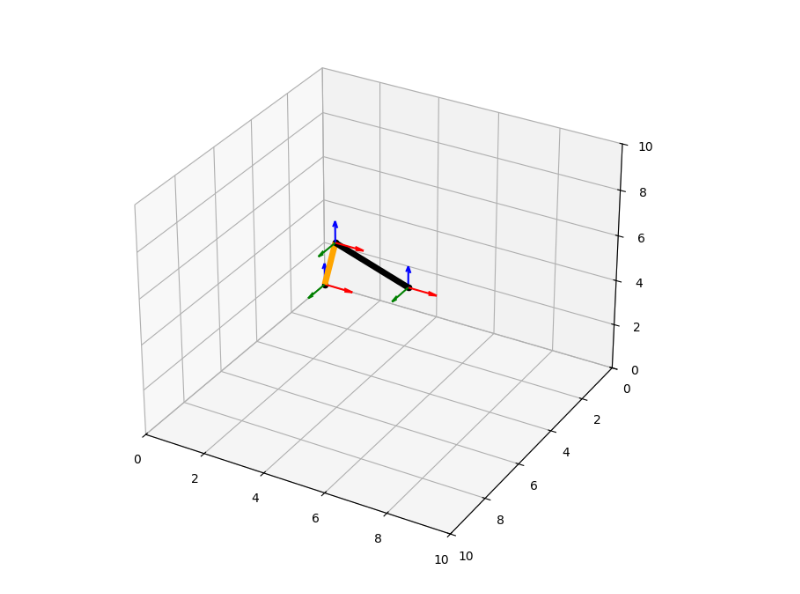
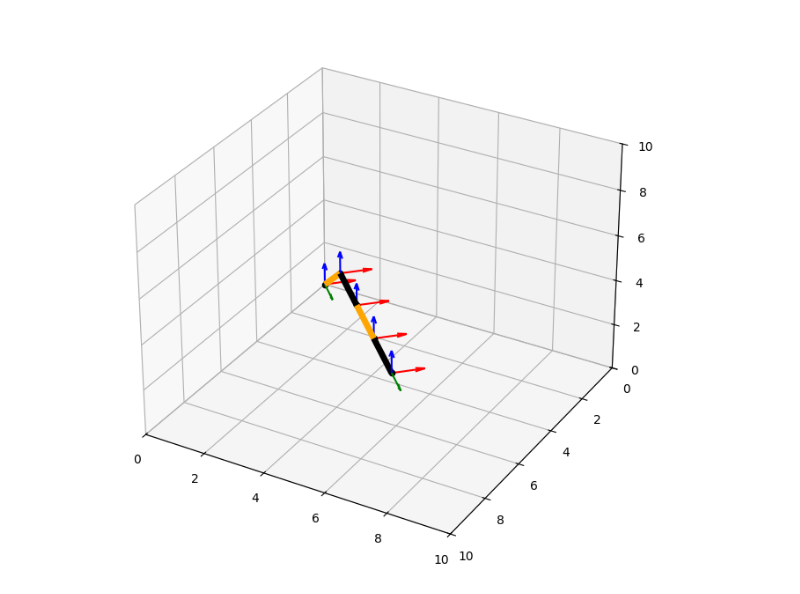
Before and after one commit to aditya-95/tf_view, a Jupyter notebook: test.ipynb, the cells around one changed output. Drawn from its saved outputs; the diff is of its cells as text; code cells hidden in the pictures.

```diff
--- a/test.ipynb
+++ b/test.ipynb
@@ -5,19 +5,25 @@ import numpy as np
 import matplotlib.pyplot as plt
 from mpl_toolkits.mplot3d import Axes3D
 # %%
-f1 = ftv.Frame('f1', np.array([0, 0, 0]), np.array([0, 0, 0]))
-f2 = ftv.Frame('f2', np.array([0, 0, 0]), np.array([1, 1, 3]))
-f3 = ftv.Frame('f3', np.array([0, 0, 0]), np.array([3, 0, 1]))
+f1 = ftv.Frame('f1', np.array([0, 0, np.pi/4]), np.array([0, 0, 0]))
+f2 = ftv.Frame('f2', np.array([0, 0, 0]), np.array([2, 0, 2]))
+f3 = ftv.Frame('f3', np.array([0, 0, 0]), np.array([2, 0, 0]))
+f4 = ftv.Frame('f4', np.array([0, 0, 0]), np.array([2, 0, 0]))
+f5 = ftv.Frame('f5', np.array([0, 0, 0]), np.array([2, 0, 0]))
 
 chain = ftv.Chain('robot')
-chain.add_frame([f1, f2, f3])
+chain.add_frame(f1)
+chain.add_frame(f2)
+chain.add_frame(f3)
+chain.add_frame(f4)
+chain.add_frame(f5)
 
 fig = plt.figure(figsize=(8, 8))
 ax = fig.add_subplot(111, projection='3d')
 ax.set_xlim([0, 10])
 ax.set_ylim([10, 0])
 ax.set_zlim([0, 10])
 
 chain.draw(ax)
 # %% [output]
-[figure, old version]
+[figure, new version]
```
Also changed, not shown: 1 other file.
